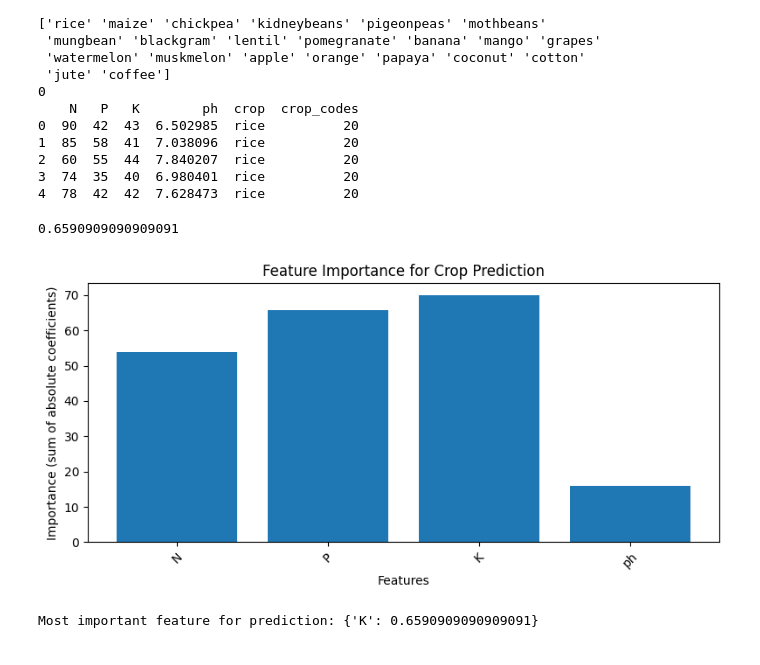
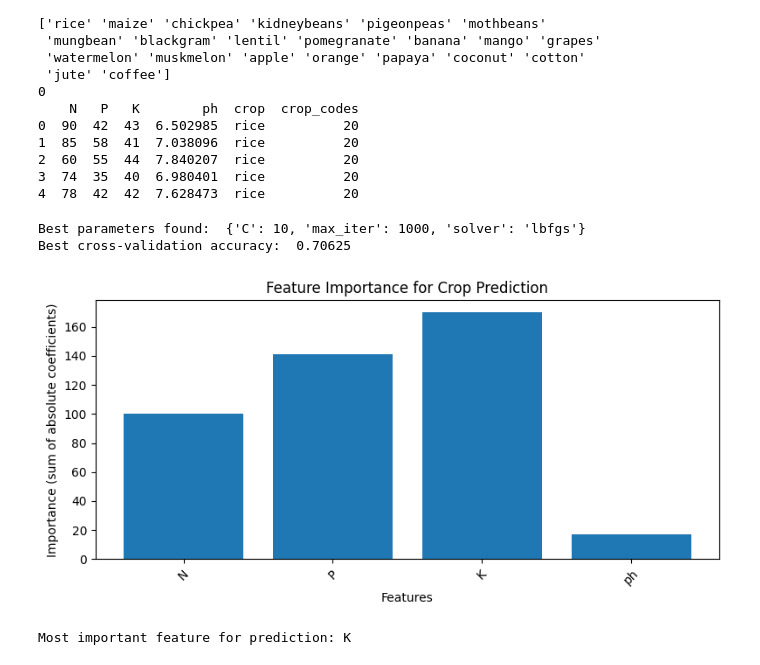
Before and after one commit to Alaeddin-B/Predictive-Modeling-for-Agriculture, a Jupyter notebook: notebook.ipynb, the cells around one changed output. Saved outputs shown, nothing was run; the diff lists cells and outputs as text; code cells hidden in the pictures.

Commit message:
improved model tuning and output clarity. Added visualization of feature importance.

```diff
--- a/notebook.ipynb
+++ b/notebook.ipynb
@@ -60,44 +63,48 @@ X = crops.drop(columns=["crop", "crop_codes"]).values
 y = crops["crop_codes"].values
 names = crops.drop(columns=["crop", "crop_codes"]).columns
 
-
 X_train, X_test, y_train, y_test = train_test_split(X, y, test_size=0.2, random_state=42)
 
 scaler = StandardScaler()
 
+param_grid = {
+    'C': [0.01, 0.1, 1, 10],
+    'solver': ['lbfgs', 'saga'],
+    'max_iter': [1000, 2000, 5000]
+}
+
 X_train = scaler.fit_transform(X_train)
 X_test = scaler.transform(X_test)
 
-logrec = LogisticRegression()
-coef = logrec.fit(X_train, y_train).coef_
-y_pred = logrec.predict(X_test)
+logreg = LogisticRegression()
 
-print(metrics.accuracy_score(y_test, y_pred))
+grid = GridSearchCV(logreg, param_grid, cv=5, scoring='accuracy', n_jobs=-1)
+grid.fit(X_train, y_train)
+print("Best parameters found: ", grid.best_params_)
+print("Best cross-validation accuracy: ", grid.best_score_)
 
+coef = grid.best_estimator_.coef_
+y_pred = grid.predict(X_test)
 
 # Find the most important feature
 # Sum the absolute values of coefficients across all classes
 feature_importance = np.abs(coef).sum(axis=0)
 best_feature_index = np.argmax(feature_importance)
 best_feature = names[best_feature_index]
 
-best_predictive_feature = {
-    best_feature: metrics.accuracy_score(y_test, y_pred),
-}
 
 # Plot feature importance
 plt.figure(figsize=(8, 4))
 plt.bar(names, feature_importance)
 plt.xlabel("Features")
 plt.ylabel("Importance (sum of absolute coefficients)")
 plt.title("Feature Importance for Crop Prediction")
 plt.xticks(rotation=45)
 plt.tight_layout()
 plt.show()
-
-
-print("Most important feature for prediction:", best_predictive_feature)
+print("Most important feature for prediction:", best_feature)
 # %% [output]
-0.6590909090909091
+Best parameters found:  {'C': 10, 'max_iter': 1000, 'solver': 'lbfgs'}
+Best cross-validation accuracy:  0.70625
-[figure, old version]
+[figure, new version]
-Most important feature for prediction: {'K': 0.6590909090909091}
+Most important feature for prediction: K
```
Also changed, not shown: parts of 2 cells of this notebook.
